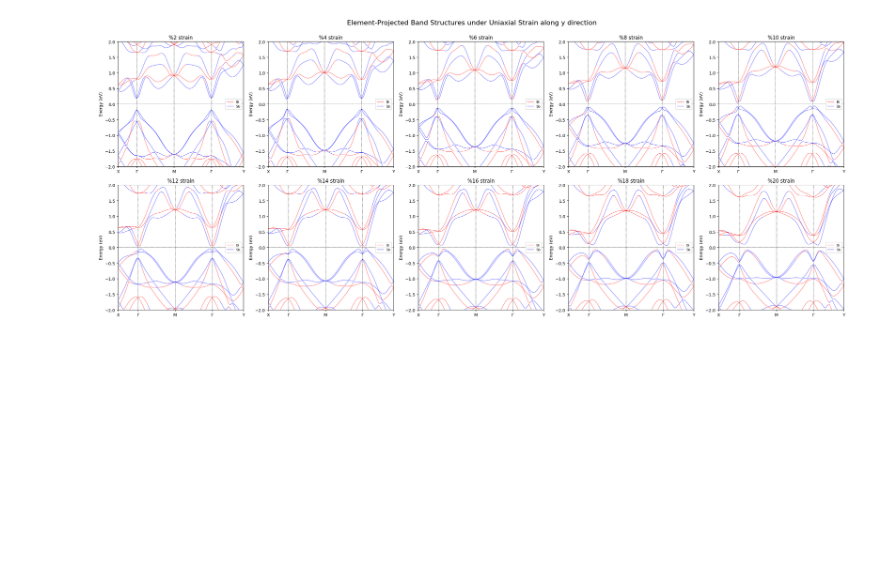
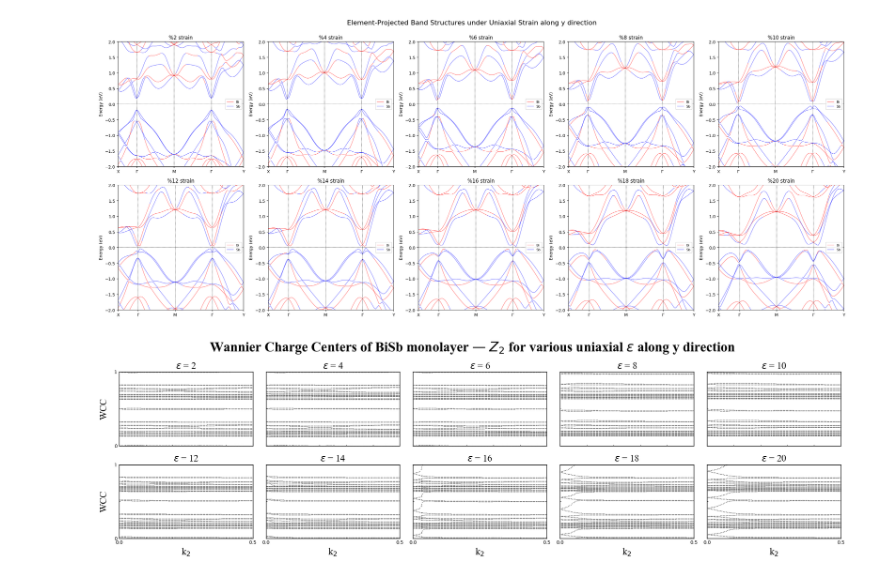
Before and after one commit to Lactuka/Thesis, a Jupyter notebook: uniaxial-y-tight/uniaxial-y-tight.ipynb, the cells around one changed output. Cells and saved outputs as stored; diff of their text form; code cells hidden in the pictures; blank space fills up the shorter version.

```diff
--- a/uniaxial-y-tight/uniaxial-y-tight.ipynb
+++ b/uniaxial-y-tight/uniaxial-y-tight.ipynb
@@ -380,3 +406,60 @@ plt.tight_layout()
 plt.show()
 # %% [output]
 [figure]
+# %%
+import numpy as np
+import matplotlib.pyplot as plt
+import matplotlib.ticker as ticker
+
+# --- Config ---
+LCOLOR = '#696969'
+file_indices = [2, 4, 6, 8, 10, 12, 14, 16, 18, 20]
+
+n_plots = len(file_indices)
+n_cols = 5
+n_rows = int(np.ceil(n_plots / n_cols))
+
+fig, axes = plt.subplots(n_rows, n_cols, figsize=(4 * n_cols, 3 * n_rows),
+                         sharex=True, sharey=True)
+axes = axes.flatten()
+
+for ax, idx in zip(axes, file_indices):
+    try:
+        data = np.loadtxt(f"{idx}-wanniercenter3D_Z2_6.dat")
+        ax.scatter(data[:, 0] / 2, data[:, 1],
+                   s=2.5, color=LCOLOR, marker='o', linewidths=0)
+    except FileNotFoundError:
+        ax.text(0.5, 0.5, f'e{idx} not found',
+                ha='center', va='center', transform=ax.transAxes, fontsize=8)
+
+    ax.set_xlim(0, 0.5)
+    ax.set_ylim(0, 1)
+
+    ax.xaxis.set_major_locator(ticker.MultipleLocator(0.5))
+    ax.xaxis.set_minor_locator(ticker.MultipleLocator(0.1))
+    ax.xaxis.set_major_formatter(ticker.FormatStrFormatter('%.1f'))
+    ax.tick_params(axis='x', which='both', direction='in', labelsize=9)
+
+    ax.yaxis.set_major_locator(ticker.MultipleLocator(1.0))
+    ax.yaxis.set_minor_locator(ticker.MultipleLocator(0.5))
+    ax.yaxis.set_major_formatter(ticker.FormatStrFormatter('%1.0f'))
+    ax.tick_params(axis='y', which='both', direction='in', labelsize=9)
+
+    ax.set_title(rf'$\epsilon$ = {idx}',fontsize=18,fontname="Times New Roman")
+
+    if ax.get_subplotspec().is_first_col():
+        ax.set_ylabel('WCC', rotation=90, fontsize=18,fontname="Times New Roman", labelpad=10)
+    if ax.get_subplotspec().is_last_row():
+        ax.set_xlabel(r'k$_2$', fontsize=18,fontname="Times New Roman")
+
+    for spine in ax.spines.values():
+        spine.set_linewidth(1)
+
+for ax in axes[n_plots:]:
+    ax.set_visible(False)
+
+plt.suptitle(r'Wannier Charge Centers of BiSb monolayer — $Z_2$ for various uniaxial $\epsilon$ along y direction', fontsize=26,fontname="Times New Roman", fontweight="bold" )
+plt.tight_layout()
+plt.show()
+# %% [output]
+[figure, added]
```
Also changed, not shown: parts of 2 cells of this notebook, 5 other files.
